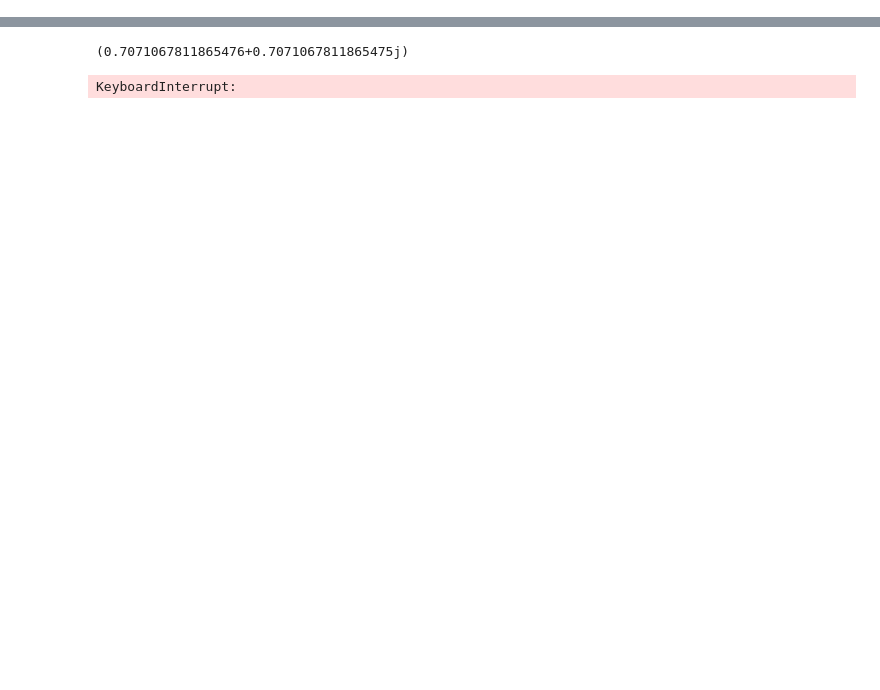
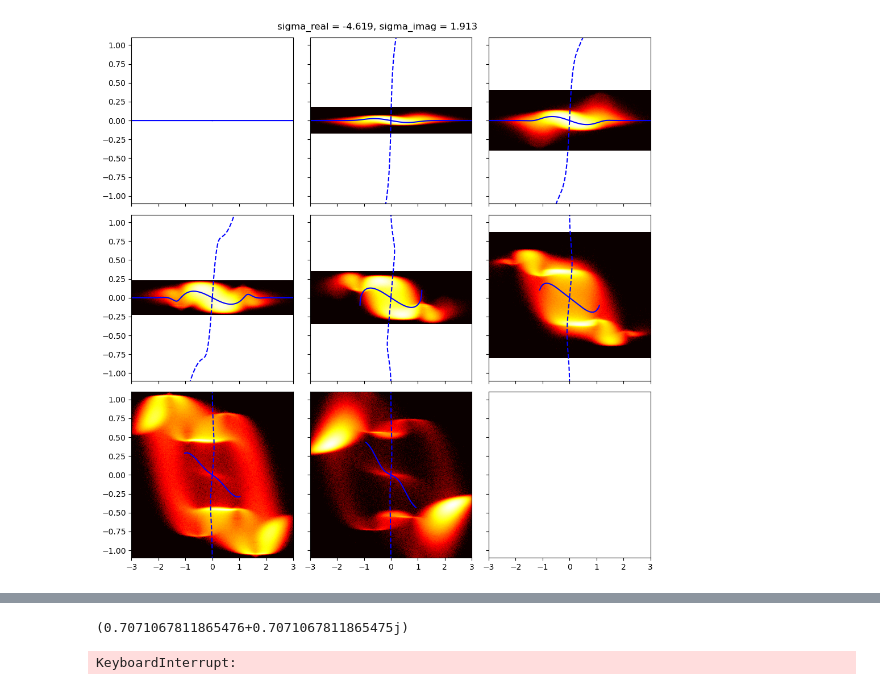
Before and after one commit to FabianHelmberger/Master_project, a Jupyter notebook: thimbles/drift_hist_gaussian_dens_mod.ipynb, the cells around one changed output, grey strips where cells are left out. Saved outputs shown, nothing was run; the diff lists cells and outputs as text; code cells hidden in the pictures; blank space fills up the shorter version.

```diff
--- a/thimbles/drift_hist_gaussian_dens_mod.ipynb
+++ b/thimbles/drift_hist_gaussian_dens_mod.ipynb
@@ -173,13 +268,13 @@ for idx_sig, sigma in enumerate(sigma_vals):
 # %%
 interaction = 1
-sigma_abs = 1
+sigma_abs = 5
 
-start_angle = np.pi/4
+start_angle = 0
 stop_angle = np.pi
 
-num = 4
+num = 8
 angles = np.linspace(start_angle, stop_angle, num, endpoint=False)
 sigma_vals = sigma_abs*(np.cos(angles) + 1j*np.sin(angles))
 
-phi_singular = 2
-pullback = 2
+mass_modification = 1
+pullback = 5
@@ -185,0 +373,33 @@ pullback = 2
+# %%
+fig, axes = plt.subplots(3, 3, figsize=(10, 10), sharex=True, sharey=True)
+
+axes = axes.flatten()
+for sigma, ax in zip(sigma_vals, axes):
+    ax.set_xlim(-3, 3)
+    ax.set_ylim(-1.1, 1.1)
+
+    file = f'sim_data/gaussian_mod_histogram_sigmaa{np.round(np.abs(sigma), 3)}_sigmap{np.round(np.angle(sigma), 3)}_lamba{np.abs(interaction)}_mmod{mass_modification}_r{pullback}.npz'
+    data = np.load(file)
+    hist = data['histograms'][0]
+    edges_x = data['edges_x'][0]
+    edges_y = data['edges_y'][0]
+    fig.suptitle(f"sigma_real = {np.round(np.real(sigma), 3)}, sigma_imag = {np.round(np.imag(sigma), 3)}")
+    ax.imshow(
+    np.log10(hist+1).T,extent=[edges_x[0], edges_x[-1], edges_y[0], edges_y[-1]],origin='lower',cmap='hot',aspect='auto',
+    )
+
+    # Stable
+    solutions = solve_floweq(flow_equation_stable, crit_point=0, t_span = (0, 500), t_points=1000000, sigma = sigma, lamb=interaction, pullback=pullback, mass_modification=mass_modification)
+    for sol in solutions:
+        sol = sol[np.abs(sol)<5]
+        ax.plot(sol.real, sol.imag, color = 'blue')  # Set transparency for better visibility
+    ylim = ax.get_ylim()
+
+    # unstabele
+    solutions = solve_floweq(flow_equation_unstable, crit_point=0, t_span = (0, 500), t_points=1000000, sigma = sigma, lamb=interaction, pullback=pullback, mass_modification=mass_modification)
+    for sol in solutions:
+        sol = sol[np.abs(sol)<5]
+        ax.plot(sol.real, sol.imag, color = 'blue', ls = '--')  # Set transparency for better visibility
+    fig.tight_layout()
+# %% [output]
+[figure, added]
```
Also changed, not shown: parts of 9 cells of this notebook, 1 other file.
